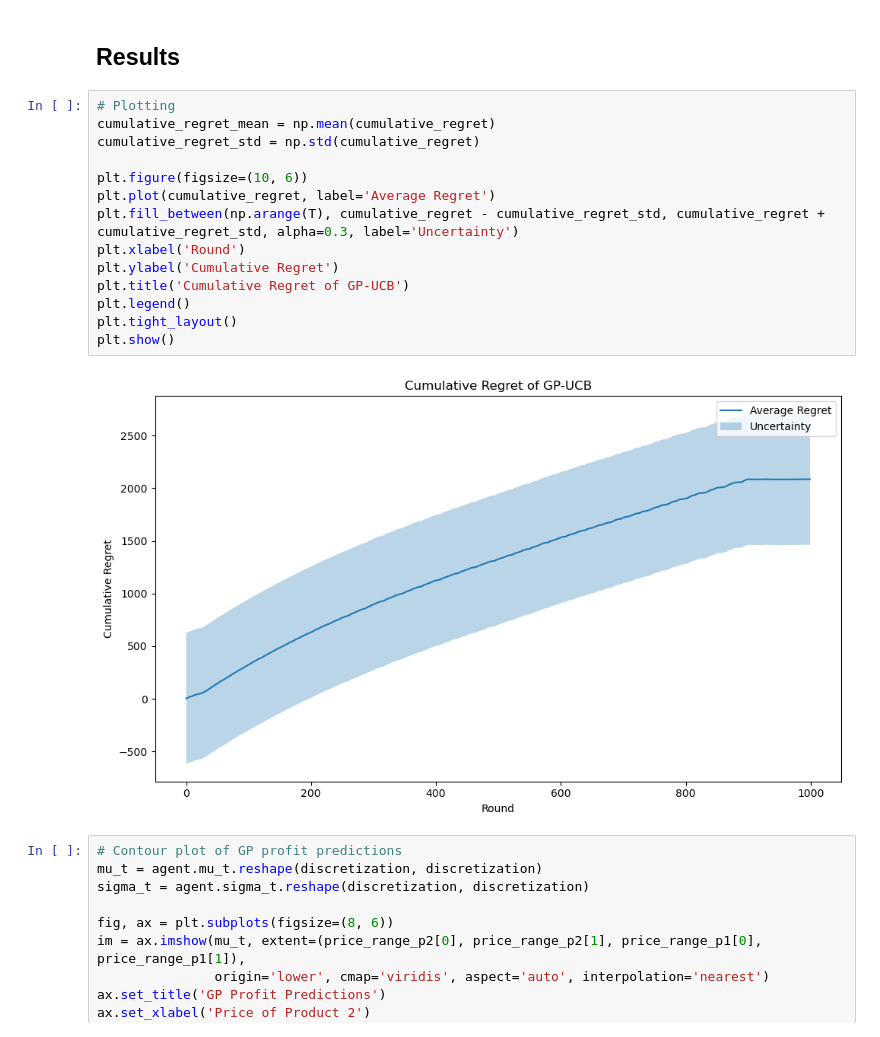
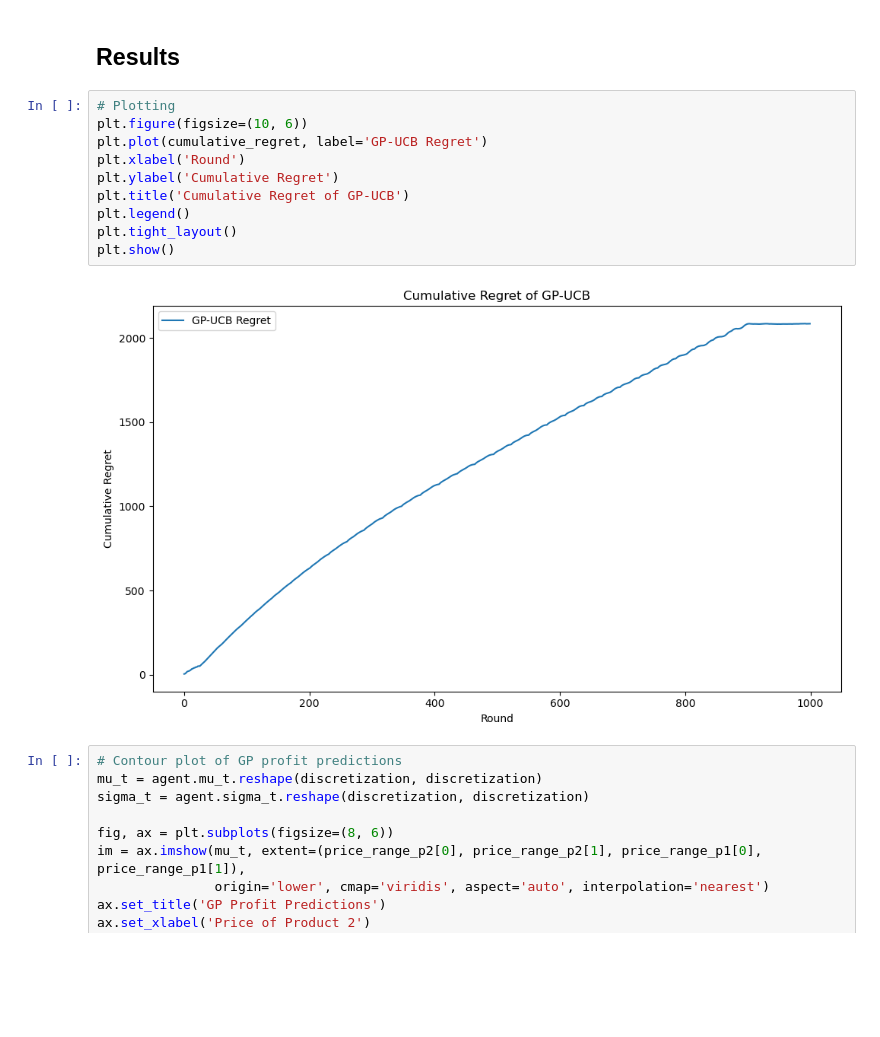
Before and after one commit to GabriFarace/OLA-project, a Jupyter notebook: requirement3_bonus.ipynb, the cells around one changed output. Drawn from its saved outputs; the diff is of its cells as text; blank space fills up the shorter version.

Commit message:
modified plot of requirement 3 bonus

```diff
--- a/requirement3_bonus.ipynb
+++ b/requirement3_bonus.ipynb
@@ -260,20 +260,16 @@ cumulative_regret = np.cumsum(expected_clairvoyant_rewards - agent_rewards)
 ## **Results**
 # %%
 # Plotting
-cumulative_regret_mean = np.mean(cumulative_regret)
-cumulative_regret_std = np.std(cumulative_regret)
-
 plt.figure(figsize=(10, 6))
-plt.plot(cumulative_regret, label='Average Regret')
-plt.fill_between(np.arange(T), cumulative_regret - cumulative_regret_std, cumulative_regret + cumulative_regret_std, alpha=0.3, label='Uncertainty')
+plt.plot(cumulative_regret, label='GP-UCB Regret')
 plt.xlabel('Round')
 plt.ylabel('Cumulative Regret')
 plt.title('Cumulative Regret of GP-UCB')
 plt.legend()
 plt.tight_layout()
 plt.show()
 # %% [output]
-[figure, old version]
+[figure, new version]
 # %%
 # Contour plot of GP profit predictions
 mu_t = agent.mu_t.reshape(discretization, discretization)
```
